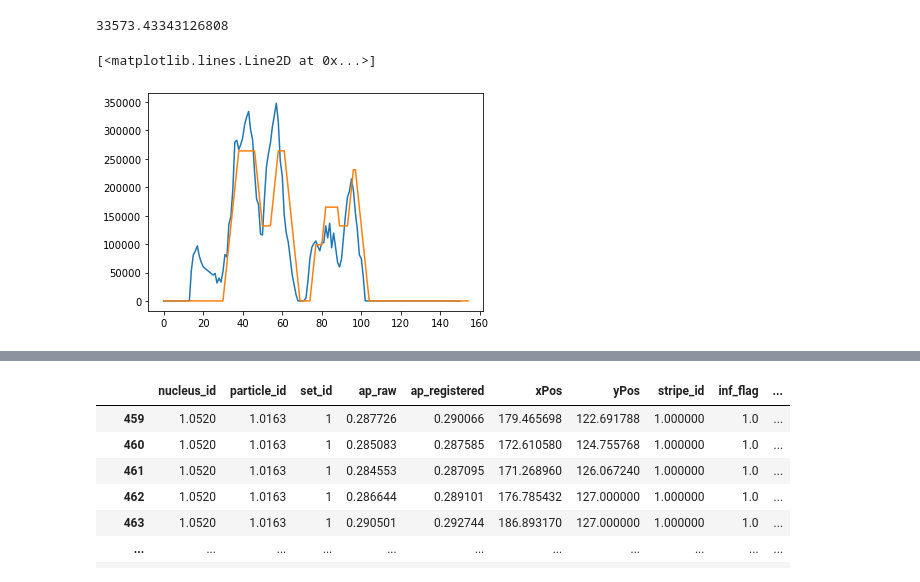
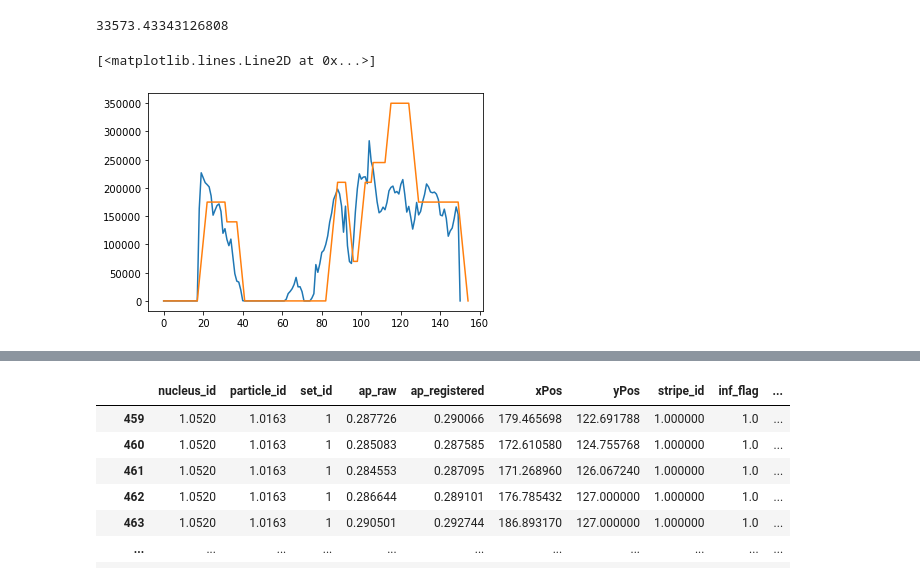
Before and after one commit to ucbmcb288/mcb288, a Jupyter notebook: Transcription/MCB288_Transcription_Part3.ipynb, the cells around one changed output, grey strips where cells are left out. Drawn from its saved outputs; the diff is of its cells as text; code cells hidden in the pictures.

```diff
--- a/Transcription/MCB288_Transcription_Part3.ipynb
+++ b/Transcription/MCB288_Transcription_Part3.ipynb
@@ -262,0 +495,3 @@ from itertools import groupby
+# %%
+for i,r in groupby(a):
+    print (i,len(list(r)))
@@ -263,5 +506,5 @@ from itertools import groupby
 # %%
-runlens = [[0],[0]]
+runlens = [[],[]]
 
 for d in hmm_out:
     for i,r in groupby(d):
@@ -285,6 +548,6 @@ Implied koff:  0.08337324219600331
 # %%
 kon = .05
-koff = .08
+koff = .09
 polymerase_loading_rate = 33573
 polymerase_transit_time = 7
 
@@ -390,9 +653,9 @@ polymerase_loading_rate * np.mean(bursts_to_fit) / (frac_on * polymerase_transit
 33573.43343126808
 # %%
 kon = .05
-koff = .08
-polymerase_loading_rate = 33000
-polymerase_transit_time = 8
+koff = .09
+polymerase_loading_rate = 35000
+polymerase_transit_time = 10
 
 l = bursts_to_fit.shape[1]
 
@@ -442,12 +705,12 @@ for i, burst in enumerate(burst_nnlss):
     hmm_out[i] = hmm.predict(burst, algorithm='viterbi')[1:]
     hmm_pred[i] = np.convolve(hmm_out[i],polymerase_loading_rate * np.ones(polymerase_transit_time))[0:len(hmm_out[i])]
 # %%
-i = 3
+i = 20
 plt.plot(bursts_to_fit[i])
 plt.plot(hmm_pred[i])
 # %% [output]
 [<matplotlib.lines.Line2D at 0x...>]
-[figure, old version]
+[figure, new version]
 # %%
 bursts_to_fit = bpt[bpt_times].values
 bursts_to_fit_ids = bpt.index
```
Also changed, not shown: parts of 58 cells of this notebook, 1 other file.
